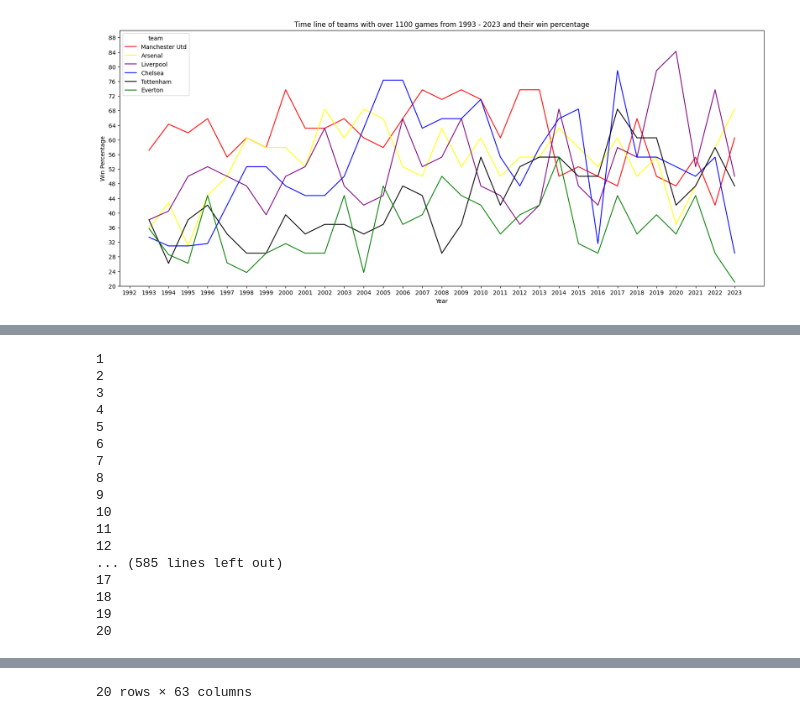
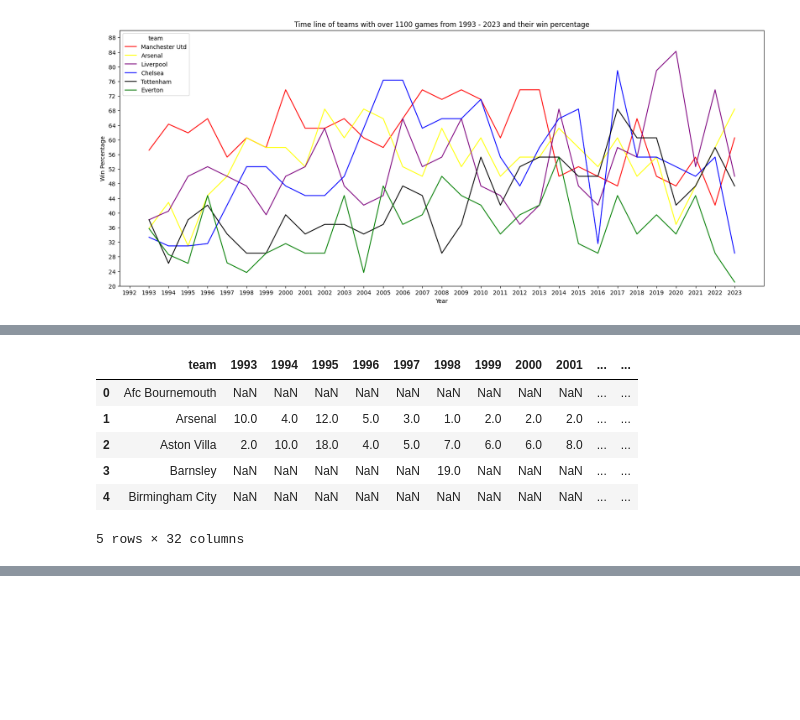
Before and after one commit to Nayr91/Codecademy, a Jupyter notebook: premier_league_analysis/premier_league_analysis.ipynb, the cells around one changed output, grey strips where cells are left out. Cells and saved outputs as stored; diff of their text form; code cells hidden in the pictures; blank space fills up the shorter version.

Commit message:
Final implementation of data configuring - exported all CSV's for use in tableau

```diff
--- a/premier_league_analysis/premier_league_analysis.ipynb
+++ b/premier_league_analysis/premier_league_analysis.ipynb
@@ -388,52 +401,51 @@ league_df.head()
 # %%
-standings_df = pd.read_csv(r"C:\Users\ryan-\Desktop\premier-league-standings.csv")
+#Creating a new table from the standings_df which gives a time line as to where each team finished if they were in the premier league
+#if not, the cell is filled with np.nan
 
 teams_list = []
 years_list = []
 for column in list(standings_df.columns):
     if column[:7] == 'Unnamed':
         standings_df = standings_df.rename(columns={column: 'Points'})
     elif column == 'Position':
         continue
     else:
+
         standings_df[column] = standings_df[column].str.title()
-        years_list.append(column)
+        years_list.append(str(column))
         for i in standings_df[column]:
             if i not in teams_list:
                 teams_list.append(i)
 
 
 standings_df = standings_df.iloc[:, :-1]
 standings_new = pd.DataFrame(columns = years_list, index = teams_list, data = np.nan)
 standings_new = standings_new.reset_index()
 standings_new = standings_new.rename(columns={'index': 'team'})
 standings_new = standings_new.sort_values(by = 'team', ascending= True)
 standings_new = standings_new.reset_index(drop=True)
 
-for year in year_list:
+
+
+for year in years_list:
     count = 1
+    if isinstance(year, list):
+        year = year[0]
     for team in standings_df[year]:
         if count == 21:
-            count = 0
-        print(count)
+            count = 1
+        temp_ind = standings_new.index[standings_new.team == team].tolist()
+        temp_ind = temp_ind[0]
+        standings_new.at[temp_ind, year] = count
         count += 1
 
-standings_df.head(25)
+standings_new.to_csv(r"C:\Users\ryan-\Desktop\premier-league-season-finishes.csv", index = False, header = True)
+standings_new.head()
 # %% [output]
+|  | team | 1993 | 1994 | 1995 | 1996 | 1997 | 1998 | 1999 | 2000 | 2001 | ... | ... |
+| 0 | Afc Bournemouth | NaN | NaN | NaN | NaN | NaN | NaN | NaN | NaN | NaN | ... | ... |
+| 1 | Arsenal | 10.0 | 4.0 | 12.0 | 5.0 | 3.0 | 1.0 | 2.0 | 2.0 | 2.0 | ... | ... |
+| 2 | Aston Villa | 2.0 | 10.0 | 18.0 | 4.0 | 5.0 | 7.0 | 6.0 | 6.0 | 8.0 | ... | ... |
+| 3 | Barnsley | NaN | NaN | NaN | NaN | NaN | 19.0 | NaN | NaN | NaN | ... | ... |
+| 4 | Birmingham City | NaN | NaN | NaN | NaN | NaN | NaN | NaN | NaN | NaN | ... | ... |
-1
-2
-3
-4
-5
-6
-7
-8
-9
-10
-11
-12
-... (585 lines left out)
-17
-18
-19
-20
+5 rows × 32 columns
@@ -457 +451,0 @@ standings_df.head(25)
-20 rows × 63 columns
```
Also changed, not shown: parts of 2 cells of this notebook.
